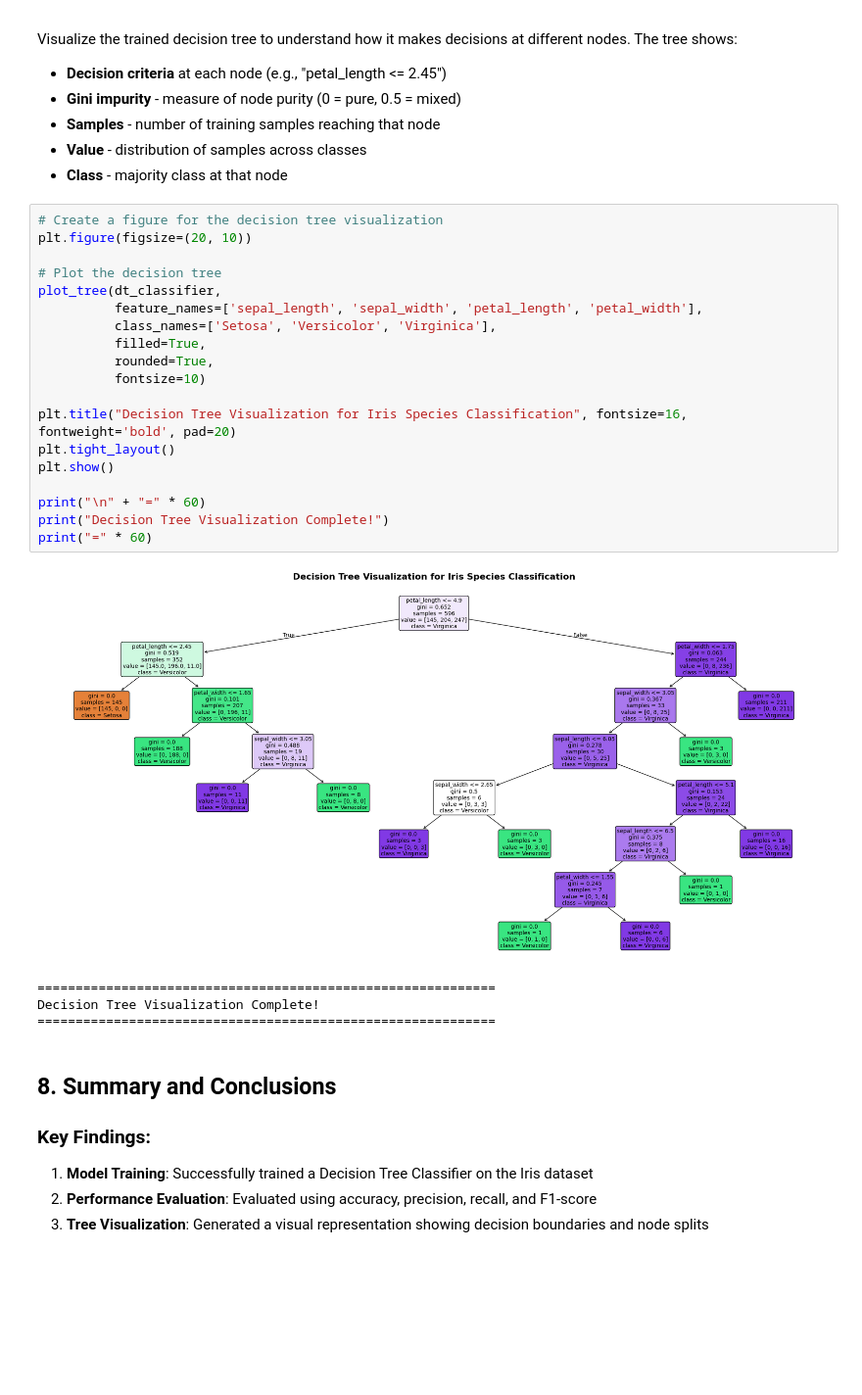
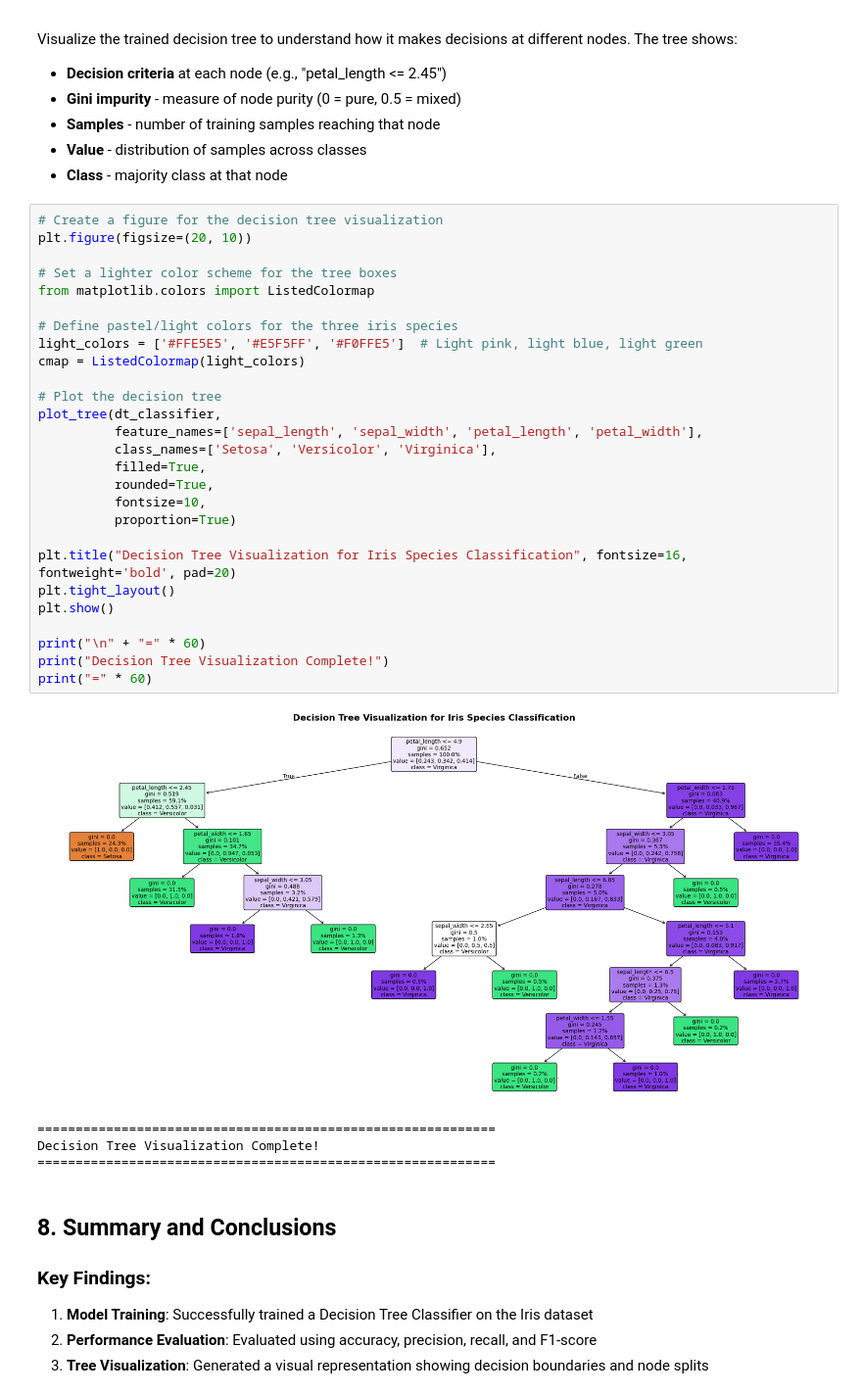
Before and after one commit to Aayushsah6969/Application_Development_Lab, a Jupyter notebook: Lab5/experiment.ipynb, the cells around one changed output. Shown at 98% size. Cells and saved outputs as stored; diff of their text form; blank space fills up the shorter version.

```diff
--- a/Lab5/experiment.ipynb
+++ b/Lab5/experiment.ipynb
@@ -187,24 +187,32 @@ Visualize the trained decision tree to understand how it makes decisions at diff
 # %%
 # Create a figure for the decision tree visualization
 plt.figure(figsize=(20, 10))
+
+# Set a lighter color scheme for the tree boxes
+from matplotlib.colors import ListedColormap
+
+# Define pastel/light colors for the three iris species
+light_colors = ['#FFE5E5', '#E5F5FF', '#F0FFE5']  # Light pink, light blue, light green
+cmap = ListedColormap(light_colors)
 
 # Plot the decision tree
 plot_tree(dt_classifier,
           feature_names=['sepal_length', 'sepal_width', 'petal_length', 'petal_width'],
           class_names=['Setosa', 'Versicolor', 'Virginica'],
           filled=True,
           rounded=True,
-          fontsize=10)
+          fontsize=10,
+          proportion=True)
 
 plt.title("Decision Tree Visualization for Iris Species Classification", fontsize=16, fontweight='bold', pad=20)
 plt.tight_layout()
 plt.show()
 
 print("\n" + "=" * 60)
 print("Decision Tree Visualization Complete!")
 print("=" * 60)
 # %% [output]
-[figure, old version]
+[figure, new version]
 ============================================================
 Decision Tree Visualization Complete!
 ============================================================
```
Also changed, not shown: 4 other files.
